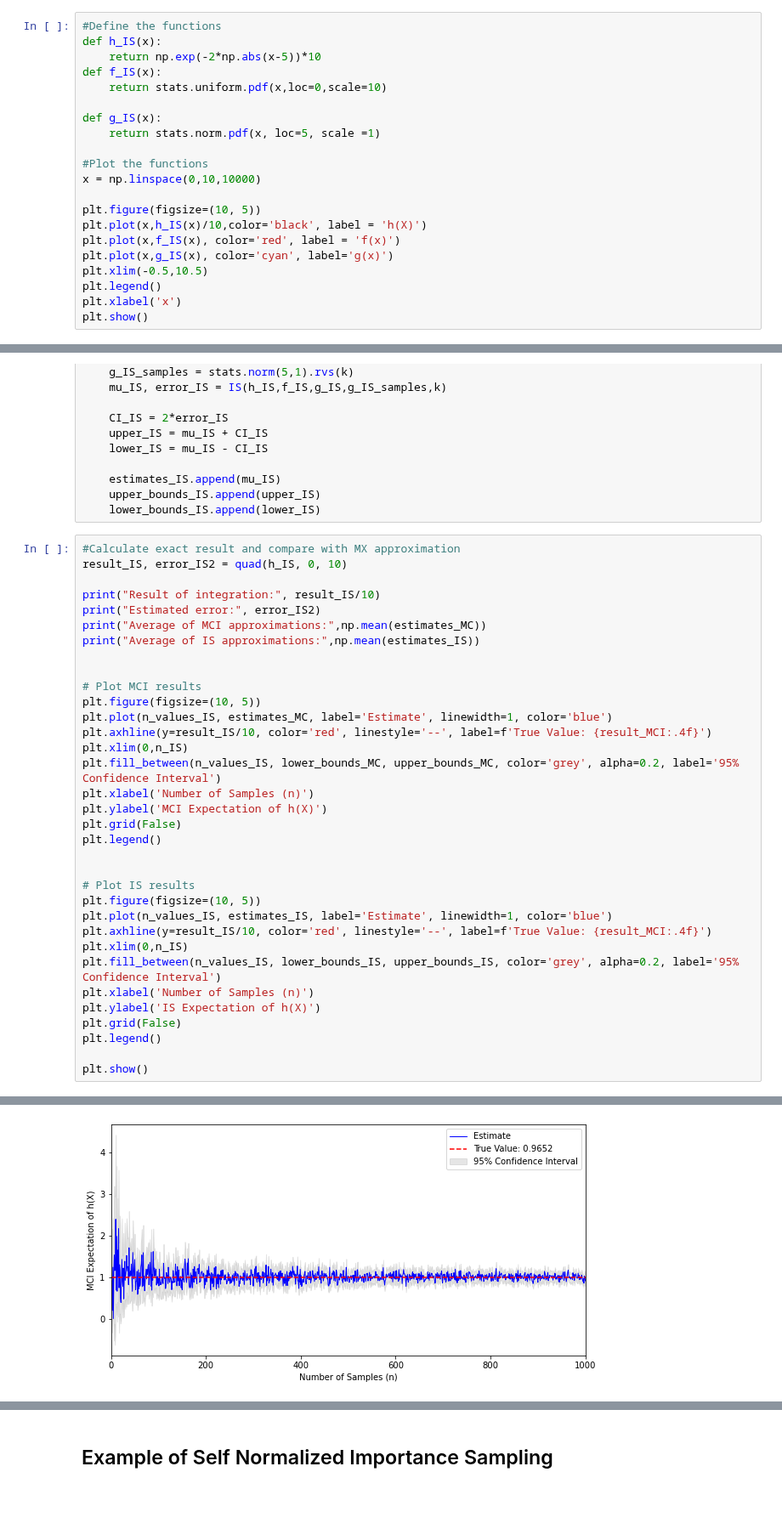
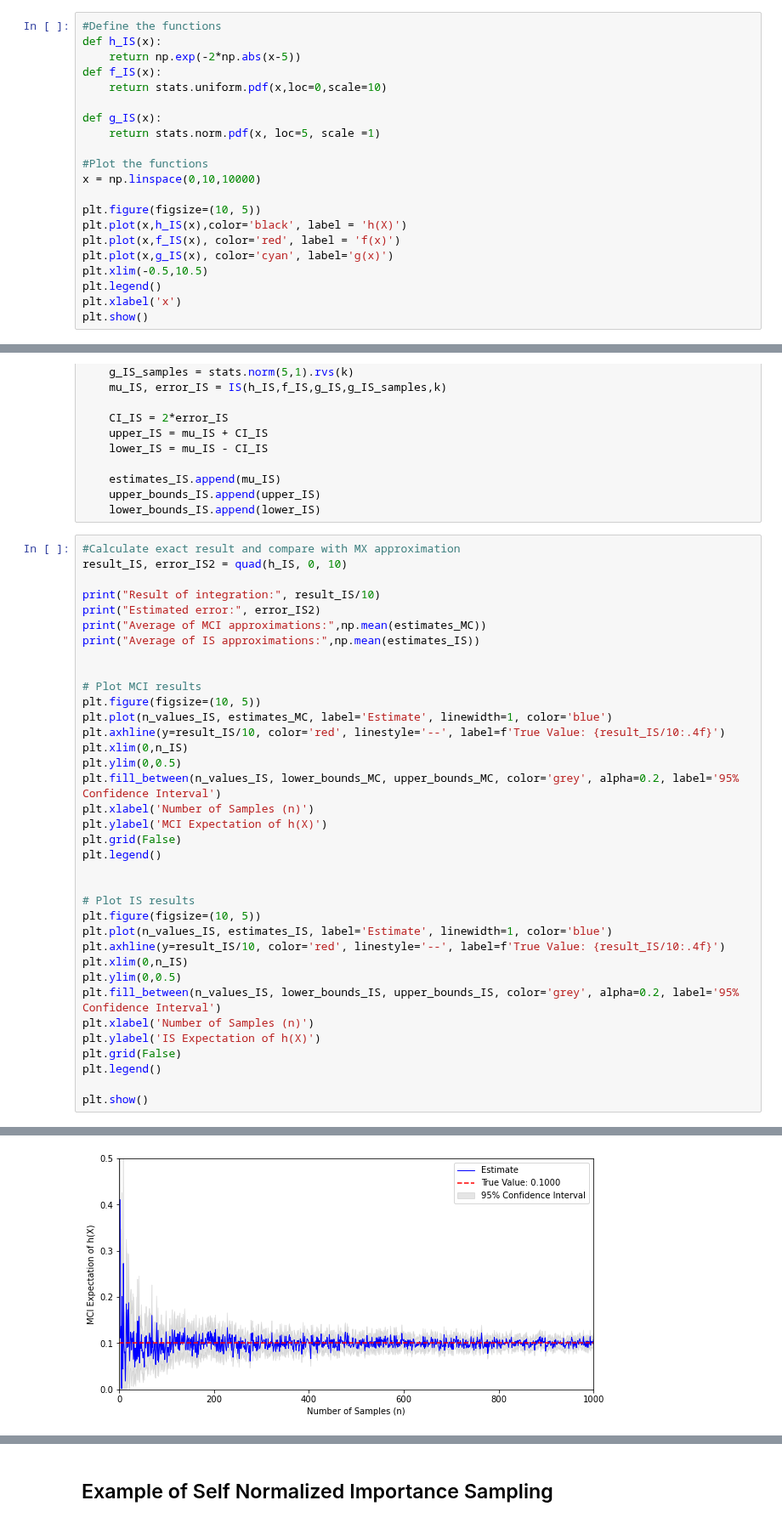
Before and after one commit to rosastreg/Undergrad_AM_Thesis, a Jupyter notebook: MonteCarlo.ipynb, the cells around one changed output, grey strips where cells are left out. Shown at 85% size. Saved outputs shown, nothing was run; the diff lists cells and outputs as text; blank space fills up the shorter version.

```diff
--- a/MonteCarlo.ipynb
+++ b/MonteCarlo.ipynb
@@ -131,7 +133,7 @@ def IS(h,f,g, g_samples, n):
 # %%
 #Define the functions
 def h_IS(x):
-    return np.exp(-2*np.abs(x-5))*10
+    return np.exp(-2*np.abs(x-5))
 def f_IS(x):
     return stats.uniform.pdf(x,loc=0,scale=10)
 
@@ -142,7 +144,7 @@ def g_IS(x):
 x = np.linspace(0,10,10000)
 
 plt.figure(figsize=(10, 5))
-plt.plot(x,h_IS(x)/10,color='black', label = 'h(X)')
+plt.plot(x,h_IS(x),color='black', label = 'h(X)')
 plt.plot(x,f_IS(x), color='red', label = 'f(x)')
 plt.plot(x,g_IS(x), color='cyan', label='g(x)')
 plt.xlim(-0.5,10.5)
@@ -199,8 +201,9 @@ print("Average of IS approximations:",np.mean(estimates_IS))
 # Plot MCI results
 plt.figure(figsize=(10, 5))
 plt.plot(n_values_IS, estimates_MC, label='Estimate', linewidth=1, color='blue')
-plt.axhline(y=result_IS/10, color='red', linestyle='--', label=f'True Value: {result_MCI:.4f}')
+plt.axhline(y=result_IS/10, color='red', linestyle='--', label=f'True Value: {result_IS/10:.4f}')
 plt.xlim(0,n_IS)
+plt.ylim(0,0.5)
 plt.fill_between(n_values_IS, lower_bounds_MC, upper_bounds_MC, color='grey', alpha=0.2, label='95% Confidence Interval')
 plt.xlabel('Number of Samples (n)')
 plt.ylabel('MCI Expectation of h(X)')
@@ -211,8 +214,9 @@ plt.legend()
 # Plot IS results
 plt.figure(figsize=(10, 5))
 plt.plot(n_values_IS, estimates_IS, label='Estimate', linewidth=1, color='blue')
-plt.axhline(y=result_IS/10, color='red', linestyle='--', label=f'True Value: {result_MCI:.4f}')
+plt.axhline(y=result_IS/10, color='red', linestyle='--', label=f'True Value: {result_IS/10:.4f}')
 plt.xlim(0,n_IS)
+plt.ylim(0,0.5)
 plt.fill_between(n_values_IS, lower_bounds_IS, upper_bounds_IS, color='grey', alpha=0.2, label='95% Confidence Interval')
 plt.xlabel('Number of Samples (n)')
 plt.ylabel('IS Expectation of h(X)')
@@ -228 +232 @@ Average of IS approximations: 0.9999138074473714
-[figure, old version]
+[figure, new version]
```
Also changed, not shown: parts of 14 cells of this notebook.
